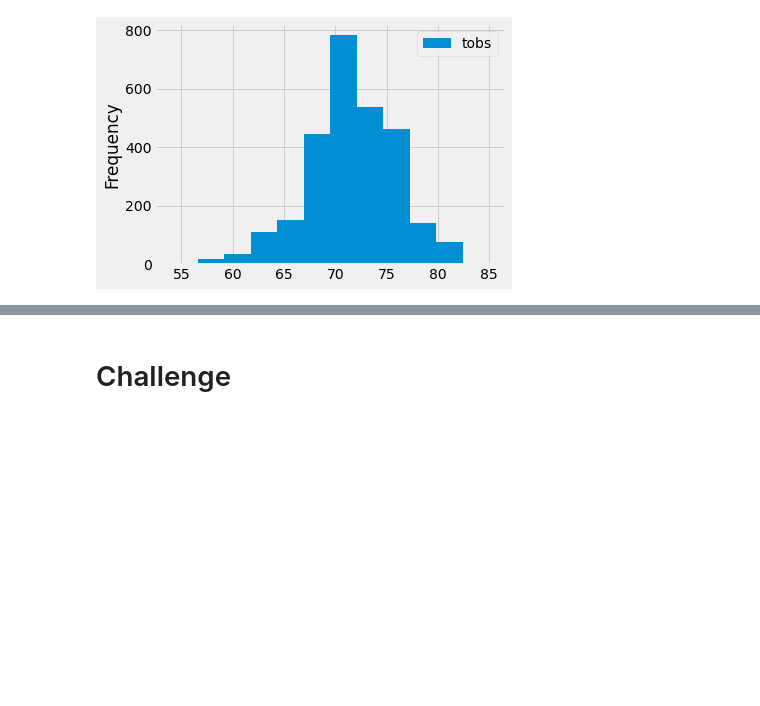
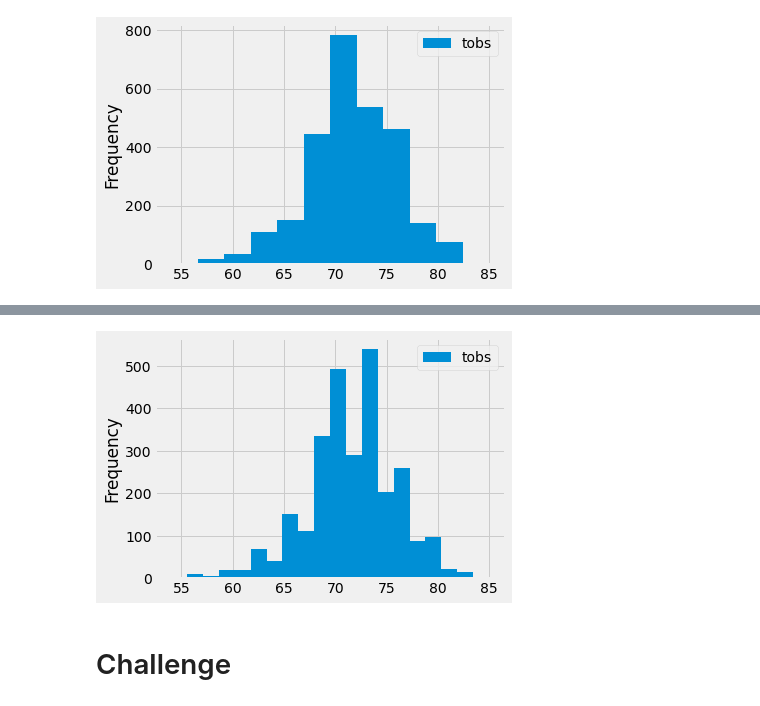
Before and after one commit to krockway/surfs_up, a Jupyter notebook: Resources/climate_analysis.ipynb, the cells around one changed output, grey strips where cells are left out. Saved outputs shown, nothing was run; the diff lists cells and outputs as text; code cells hidden in the pictures; blank space fills up the shorter version.

```diff
--- a/Resources/climate_analysis.ipynb
+++ b/Resources/climate_analysis.ipynb
@@ -185,0 +195,6 @@ plt.tight_layout()
+# %%
+#Reassess with 20 bins
+df.plot.hist(bins=20)
+plt.tight_layout()
+# %% [output]
+[figure, added]
```
Also changed, not shown: parts of 3 cells of this notebook.
